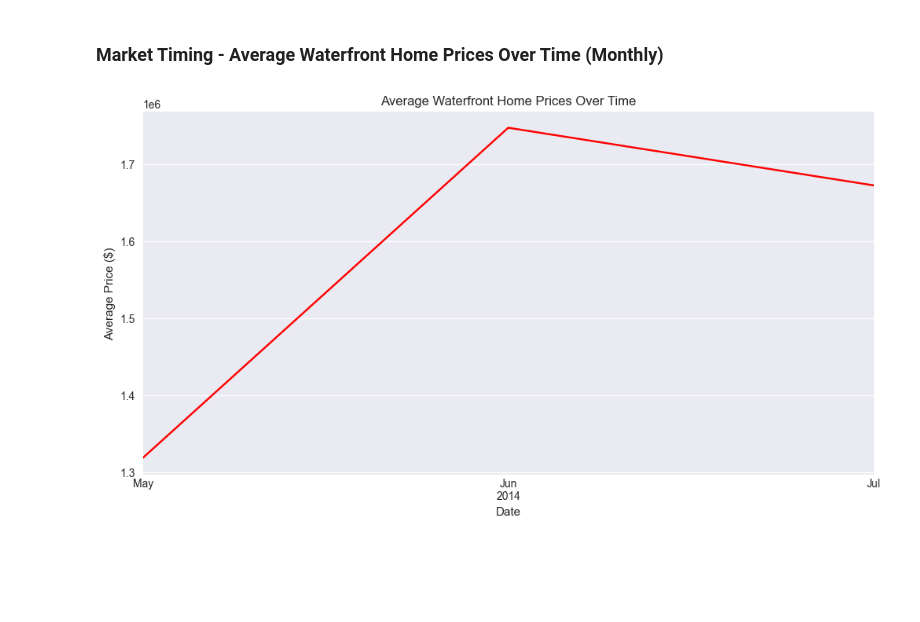
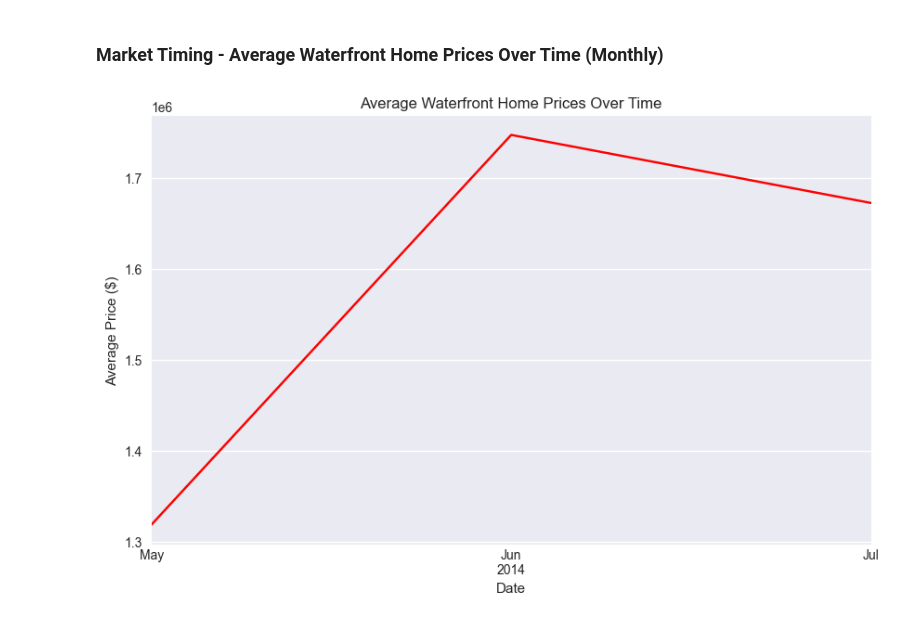
Before and after one commit to coffee3333/data-science-classroom, a Jupyter notebook: kingCounty-22.09.25/analysis.ipynb, the cells around one changed output. Cells and saved outputs as stored; diff of their text form; code cells hidden in the pictures; blank space fills up the shorter version.

```diff
--- a/kingCounty-22.09.25/analysis.ipynb
+++ b/kingCounty-22.09.25/analysis.ipynb
@@ -203,14 +262,14 @@ print(tabulate(table, headers="keys", tablefmt="pretty", showindex=False))
 # %%
 luxury = df[df["waterfront"] == 1].copy()
 luxury["date"] = pd.to_datetime(luxury["date"], errors="coerce")
 
 luxury["year_month"] = luxury["date"].dt.to_period("M")
 monthly_price = luxury.groupby("year_month")["price"].mean()
-plt.figure(figsize=(12,6))
+plt.figure(figsize=(10,6))
 monthly_price.plot(color="red")
 plt.title("Average Waterfront Home Prices Over Time")
 plt.xlabel("Date")
 plt.ylabel("Average Price ($)")
 plt.show()
 # %% [output]
-[figure, old version]
+[figure, new version]
```
Also changed, not shown: parts of 16 cells of this notebook.
